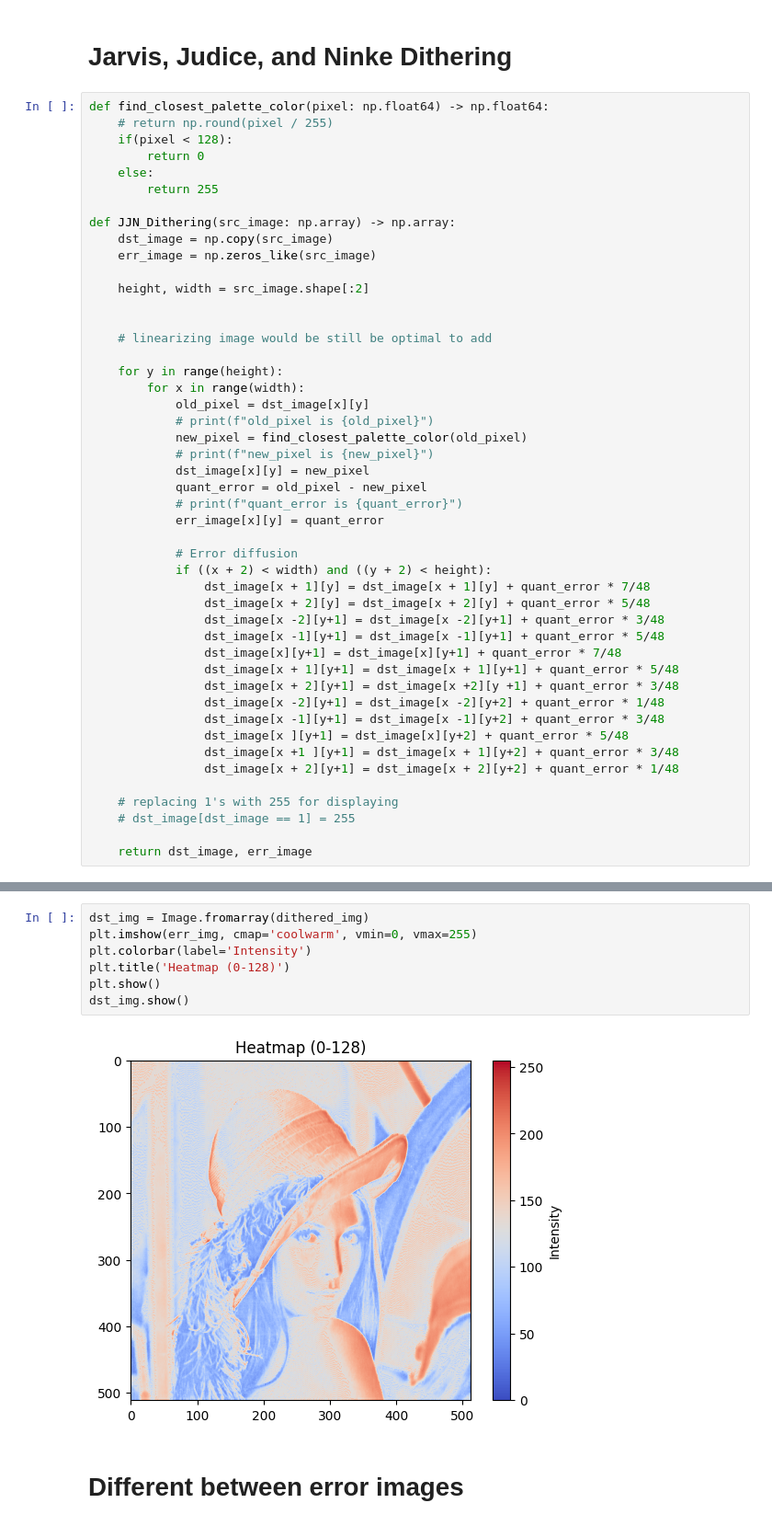
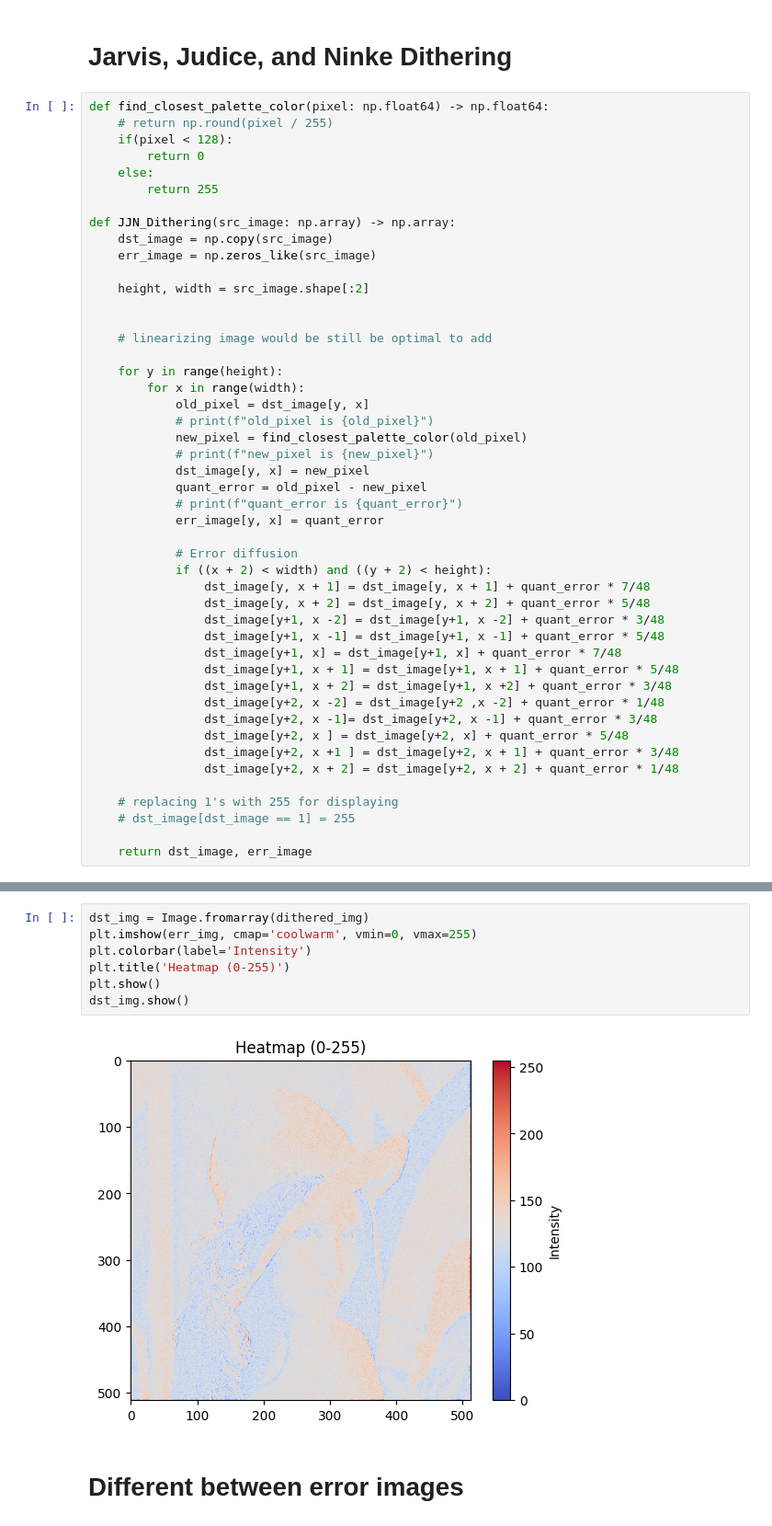
Before and after one commit to LandonSwartz/dithering-playground, a Jupyter notebook: dithering.ipynb, the cells around one changed output, grey strips where cells are left out. Shown at 92% size. Cells and saved outputs as stored; diff of their text form.

```diff
--- a/dithering.ipynb
+++ b/dithering.ipynb
@@ -282,29 +282,29 @@ def JJN_Dithering(src_image: np.array) -> np.array:
 
     for y in range(height):
         for x in range(width):
-            old_pixel = dst_image[x][y]
+            old_pixel = dst_image[y, x]
             # print(f"old_pixel is {old_pixel}")
             new_pixel = find_closest_palette_color(old_pixel)
             # print(f"new_pixel is {new_pixel}")
-            dst_image[x][y] = new_pixel
+            dst_image[y, x] = new_pixel
             quant_error = old_pixel - new_pixel
             # print(f"quant_error is {quant_error}")
-            err_image[x][y] = quant_error
+            err_image[y, x] = quant_error
 
             # Error diffusion
             if ((x + 2) < width) and ((y + 2) < height):
-                dst_image[x + 1][y] = dst_image[x + 1][y] + quant_error * 7/48
-                dst_image[x + 2][y] = dst_image[x + 2][y] + quant_error * 5/48
-                dst_image[x -2][y+1] = dst_image[x -2][y+1] + quant_error * 3/48
-                dst_image[x -1][y+1] = dst_image[x -1][y+1] + quant_error * 5/48
-                dst_image[x][y+1] = dst_image[x][y+1] + quant_error * 7/48
-                dst_image[x + 1][y+1] = dst_image[x + 1][y+1] + quant_error * 5/48
-                dst_image[x + 2][y+1] = dst_image[x +2][y +1] + quant_error * 3/48
-                dst_image[x -2][y+1] = dst_image[x -2][y+2] + quant_error * 1/48
-                dst_image[x -1][y+1] = dst_image[x -1][y+2] + quant_error * 3/48
-                dst_image[x ][y+1] = dst_image[x][y+2] + quant_error * 5/48
-                dst_image[x +1 ][y+1] = dst_image[x + 1][y+2] + quant_error * 3/48
-                dst_image[x + 2][y+1] = dst_image[x + 2][y+2] + quant_error * 1/48
+                dst_image[y, x + 1] = dst_image[y, x + 1] + quant_error * 7/48
+                dst_image[y, x + 2] = dst_image[y, x + 2] + quant_error * 5/48
+                dst_image[y+1, x -2] = dst_image[y+1, x -2] + quant_error * 3/48
+                dst_image[y+1, x -1] = dst_image[y+1, x -1] + quant_error * 5/48
+                dst_image[y+1, x] = dst_image[y+1, x] + quant_error * 7/48
+                dst_image[y+1, x + 1] = dst_image[y+1, x + 1] + quant_error * 5/48
+                dst_image[y+1, x + 2] = dst_image[y+1, x +2] + quant_error * 3/48
+                dst_image[y+2, x -2] = dst_image[y+2 ,x -2] + quant_error * 1/48
+                dst_image[y+2, x -1]= dst_image[y+2, x -1] + quant_error * 3/48
+                dst_image[y+2, x ] = dst_image[y+2, x] + quant_error * 5/48
+                dst_image[y+2, x +1 ] = dst_image[y+2, x + 1] + quant_error * 3/48
+                dst_image[y+2, x + 2] = dst_image[y+2, x + 2] + quant_error * 1/48
 
     # replacing 1's with 255 for displaying
     # dst_image[dst_image == 1] = 255
@@ -324,12 +324,12 @@ print(dithered_img)
 # %%
 dst_img = Image.fromarray(dithered_img)
 plt.imshow(err_img, cmap='coolwarm', vmin=0, vmax=255)
 plt.colorbar(label='Intensity')
-plt.title('Heatmap (0-128)')
+plt.title('Heatmap (0-255)')
 plt.show()
 dst_img.show()
 # %% [output]
-[figure, old version]
+[figure, new version]
 # %% [markdown]
 # Different between error images
 # %%
```
Also changed, not shown: parts of 1 cell of this notebook.
